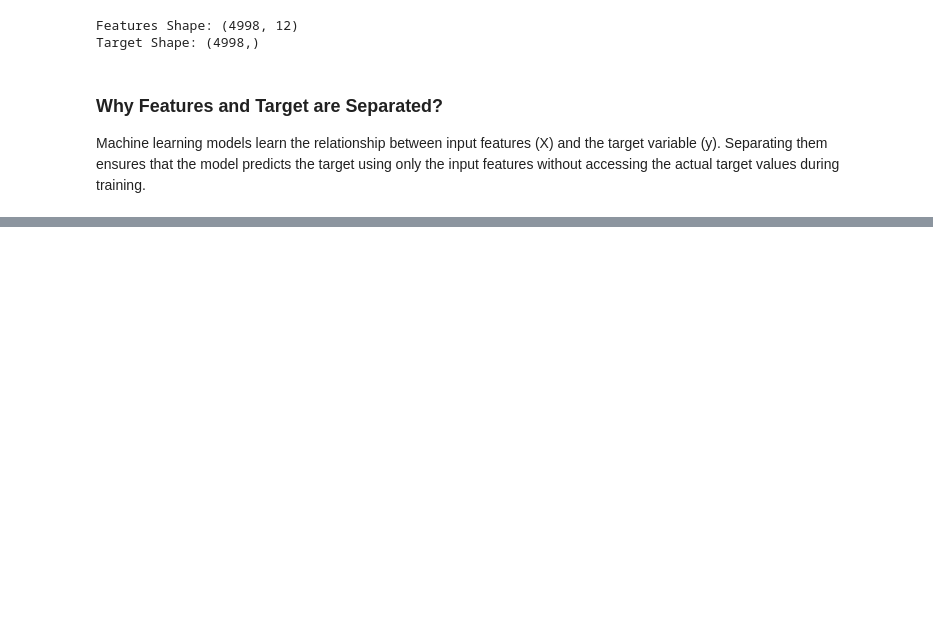
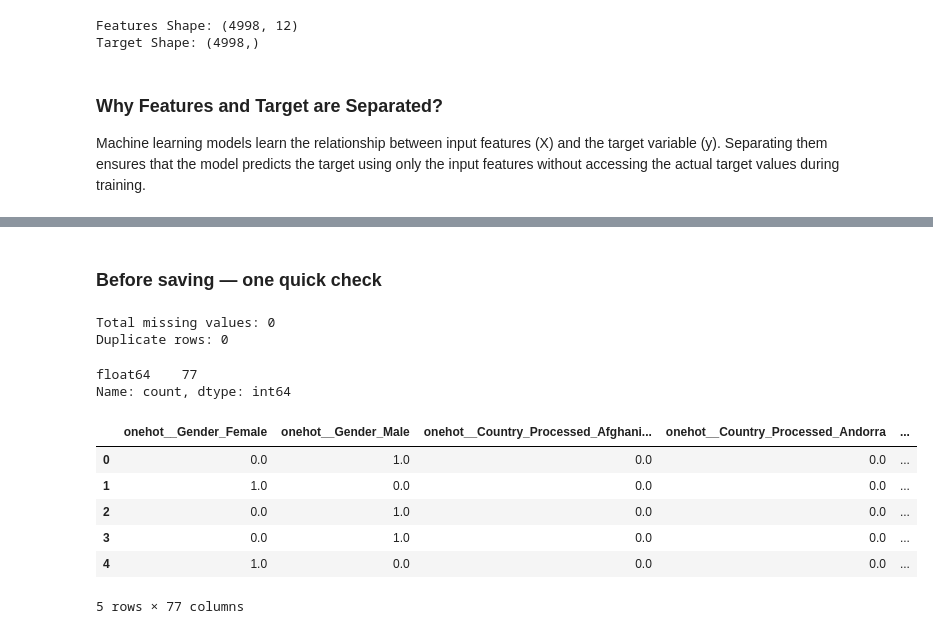
Before and after one commit to rutuu0228/Students_Mental_Health_Score_Prediction_sys, a Jupyter notebook: Notebooks/04_Feature_Engineering.ipynb, the cells around one changed output, grey strips where cells are left out. Cells and saved outputs as stored; diff of their text form; code cells hidden in the pictures; blank space fills up the shorter version.

```diff
--- a/Notebooks/04_Feature_Engineering.ipynb
+++ b/Notebooks/04_Feature_Engineering.ipynb
@@ -79,0 +507,27 @@ Machine learning models learn the relationship between input features (X) and th
+# %% [markdown]
+### Before saving — one quick check
+# %%
+# Check for missing values
+print("Total missing values:", processed_df.isnull().sum().sum())
+
+# Check for duplicate rows
+print("Duplicate rows:", processed_df.duplicated().sum())
+
+# Check final data types
+processed_df.dtypes.value_counts()
+# %% [output]
+Total missing values: 0
+Duplicate rows: 0
+float64    77
+Name: count, dtype: int64
+# %%
+# Preview the final processed dataset
+processed_df.head()
+# %% [output]
+|  | onehot__Gender_Female | onehot__Gender_Male | onehot__Country_Processed_Afghani... | onehot__Country_Processed_Andorra | ... |
+| 0 | 0.0 | 1.0 | 0.0 | 0.0 | ... |
+| 1 | 1.0 | 0.0 | 0.0 | 0.0 | ... |
+| 2 | 0.0 | 1.0 | 0.0 | 0.0 | ... |
+| 3 | 0.0 | 1.0 | 0.0 | 0.0 | ... |
+| 4 | 1.0 | 0.0 | 0.0 | 0.0 | ... |
+5 rows × 77 columns
```
Also changed, not shown: parts of 47 cells of this notebook, 1 other file.
